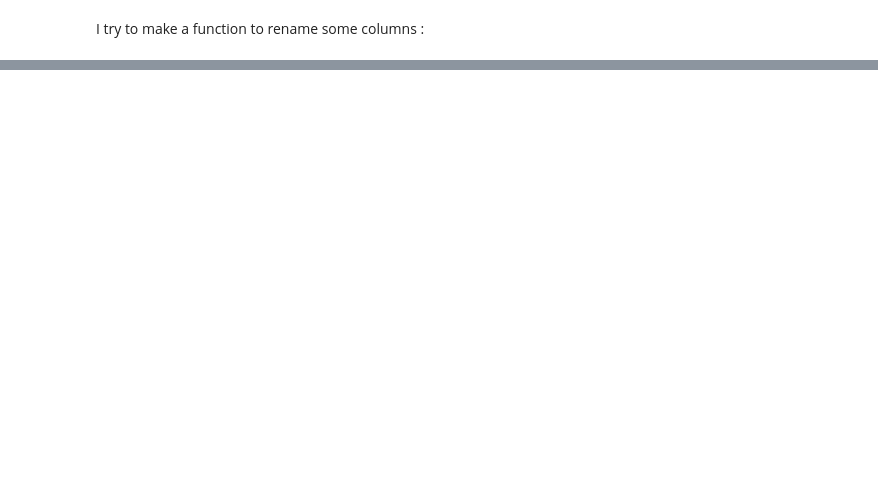
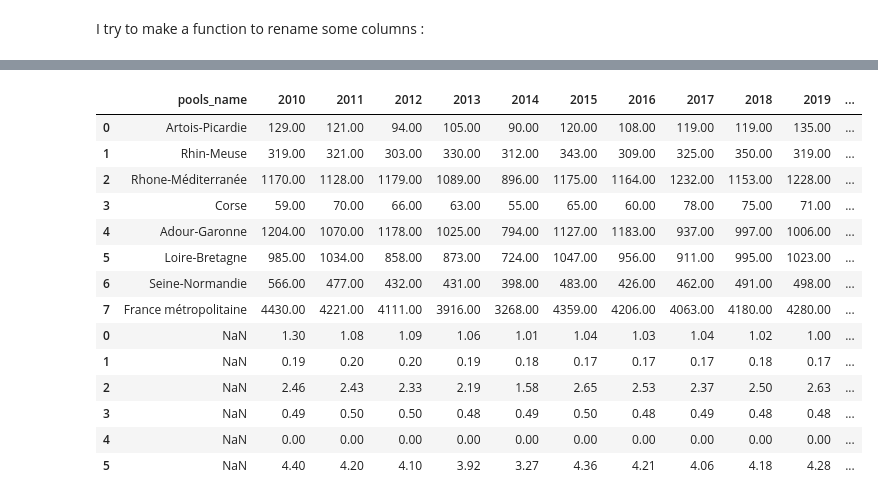
Before and after one commit to Claire540/Mid_project, a Jupyter notebook: notebooks/Project_Water_in_France.ipynb, the cells around one changed output, grey strips where cells are left out. Cells and saved outputs as stored; diff of their text form; code cells hidden in the pictures; blank space fills up the shorter version.

```diff
--- a/notebooks/Project_Water_in_France.ipynb
+++ b/notebooks/Project_Water_in_France.ipynb
@@ -223,0 +350,3 @@ del data1_copy, data2_copy, data3_copy, data4_copy, data5_copy
+# %%
+data4.loc[0, 'consumers'] = 'Drinking water'
+data4
@@ -223,0 +361,3 @@ del data1_copy, data2_copy, data3_copy, data4_copy, data5_copy
+# %%
+data4.loc[4, 'consumers'] = 'Canal supply'
+data4
@@ -223,0 +372,3 @@ del data1_copy, data2_copy, data3_copy, data4_copy, data5_copy
+# %%
+data4.loc[5, 'consumers'] = 'Total'
+data4
@@ -223,0 +442,23 @@ del data1_copy, data2_copy, data3_copy, data4_copy, data5_copy
+# %%
+data1_copy3 = data1
+data4_copy3 = data4
+data1_copy3 = data1_copy3.reset_index(drop=True)
+data4_copy3 = data4_copy3.reset_index(drop=True)
+result = pd.concat([data1_copy3, data4_copy3])
+result
+# %% [output]
+|  | pools_name | 2010 | 2011 | 2012 | 2013 | 2014 | 2015 | 2016 | 2017 | 2018 | 2019 | ... |
+| 0 | Artois-Picardie | 129.00 | 121.00 | 94.00 | 105.00 | 90.00 | 120.00 | 108.00 | 119.00 | 119.00 | 135.00 | ... |
+| 1 | Rhin-Meuse | 319.00 | 321.00 | 303.00 | 330.00 | 312.00 | 343.00 | 309.00 | 325.00 | 350.00 | 319.00 | ... |
+| 2 | Rhone-Méditerranée | 1170.00 | 1128.00 | 1179.00 | 1089.00 | 896.00 | 1175.00 | 1164.00 | 1232.00 | 1153.00 | 1228.00 | ... |
+| 3 | Corse | 59.00 | 70.00 | 66.00 | 63.00 | 55.00 | 65.00 | 60.00 | 78.00 | 75.00 | 71.00 | ... |
+| 4 | Adour-Garonne | 1204.00 | 1070.00 | 1178.00 | 1025.00 | 794.00 | 1127.00 | 1183.00 | 937.00 | 997.00 | 1006.00 | ... |
+| 5 | Loire-Bretagne | 985.00 | 1034.00 | 858.00 | 873.00 | 724.00 | 1047.00 | 956.00 | 911.00 | 995.00 | 1023.00 | ... |
+| 6 | Seine-Normandie | 566.00 | 477.00 | 432.00 | 431.00 | 398.00 | 483.00 | 426.00 | 462.00 | 491.00 | 498.00 | ... |
+| 7 | France métropolitaine | 4430.00 | 4221.00 | 4111.00 | 3916.00 | 3268.00 | 4359.00 | 4206.00 | 4063.00 | 4180.00 | 4280.00 | ... |
+| 0 | NaN | 1.30 | 1.08 | 1.09 | 1.06 | 1.01 | 1.04 | 1.03 | 1.04 | 1.02 | 1.00 | ... |
+| 1 | NaN | 0.19 | 0.20 | 0.20 | 0.19 | 0.18 | 0.17 | 0.17 | 0.17 | 0.18 | 0.17 | ... |
+| 2 | NaN | 2.46 | 2.43 | 2.33 | 2.19 | 1.58 | 2.65 | 2.53 | 2.37 | 2.50 | 2.63 | ... |
+| 3 | NaN | 0.49 | 0.50 | 0.50 | 0.48 | 0.49 | 0.50 | 0.48 | 0.49 | 0.48 | 0.48 | ... |
+| 4 | NaN | 0.00 | 0.00 | 0.00 | 0.00 | 0.00 | 0.00 | 0.00 | 0.00 | 0.00 | 0.00 | ... |
+| 5 | NaN | 4.40 | 4.20 | 4.10 | 3.92 | 3.27 | 4.36 | 4.21 | 4.06 | 4.18 | 4.28 | ... |
```
Also changed, not shown: parts of 34 cells of this notebook.
